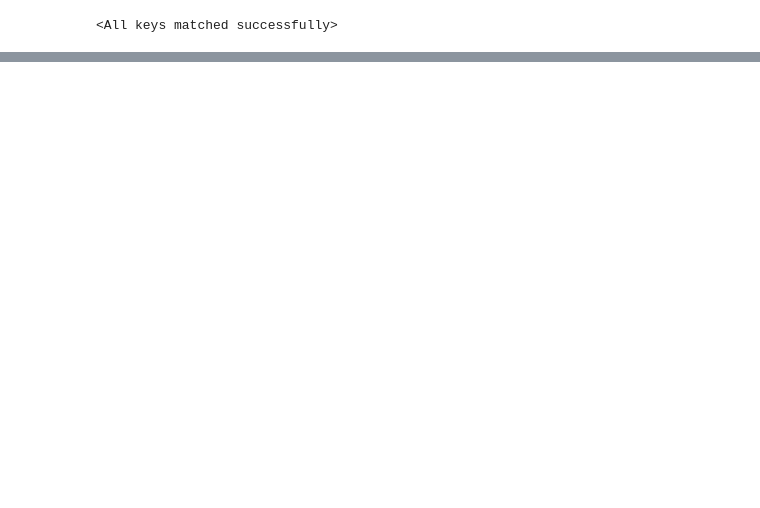
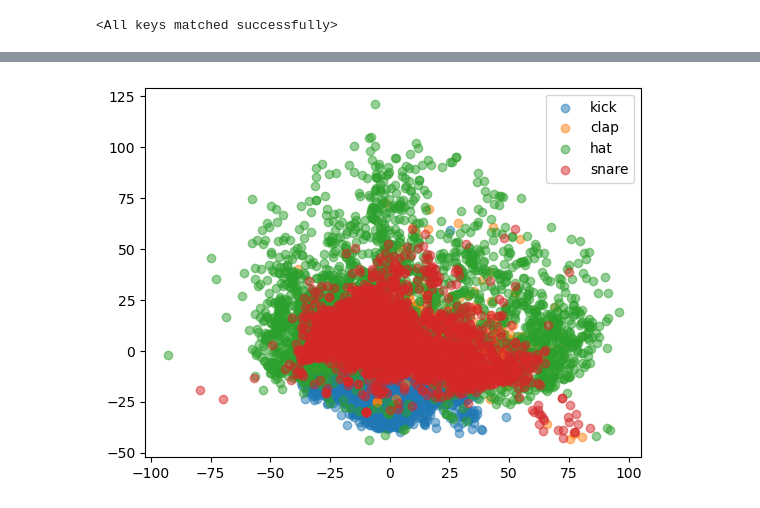
Before and after one commit to PatrikBacko/Bachelor_thesis-Electronic_music, a Jupyter notebook: src/VAE/model_inference.ipynb, the cells around one changed output, grey strips where cells are left out. Saved outputs shown, nothing was run; the diff lists cells and outputs as text; code cells hidden in the pictures; blank space fills up the shorter version.

```diff
--- a/src/VAE/model_inference.ipynb
+++ b/src/VAE/model_inference.ipynb
@@ -186,0 +200,21 @@ plt.hist(euler_dists, bins=100)
+# %%
+sample_groups = config.sample_group.split(',') if config.sample_group != 'all' else ['kick', 'clap', 'hat', 'snare', 'tom', 'cymbal', 'crash', 'ride']
+
+# mfccs = [pad_or_trim(convert_to_mfcc(wave, sr), length=config.pad_or_trim_length) for wave, sr in load_all_waves(sample_groups)]
+mfccs_sample_groups = [(pad_or_trim(convert_to_mfcc(wave, sr), length=100), sample_group) for wave, sr, sample_group in load_all_waves(sample_groups, return_sample_groups=True)]
+
+means_and_sample_groups = [(model.encoder(torch.tensor(x).view(1, 1, *x.shape))[0].detach().numpy().squeeze() ,sample_group) for x, sample_group in mfccs_sample_groups]
+# %%
+pca = sklearn.decomposition.PCA(n_components=2)
+
+means = [mean for mean, _ in means_and_sample_groups]
+
+pca.fit(means)
+
+for sample_group in sample_groups:
+    plt.scatter(*zip(*pca.transform([mean for mean, group in means_and_sample_groups if group == sample_group])), label=sample_group, alpha=0.5)
+
+plt.legend()
+plt.show()
+# %% [output]
+[figure, added]
```
Also changed, not shown: parts of 14 cells of this notebook, 2 other files.
